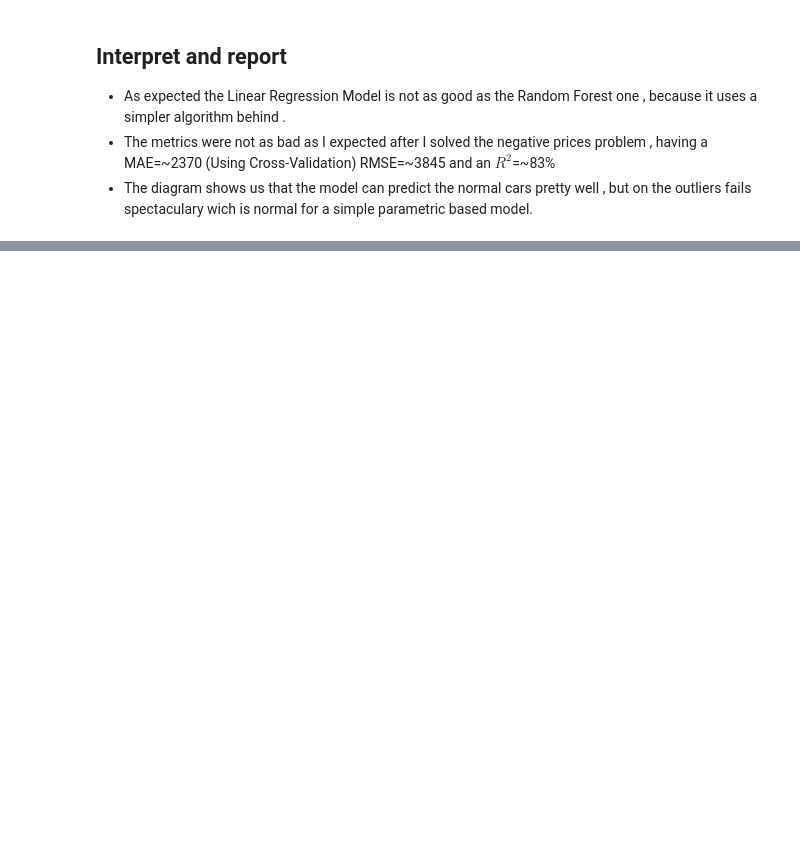
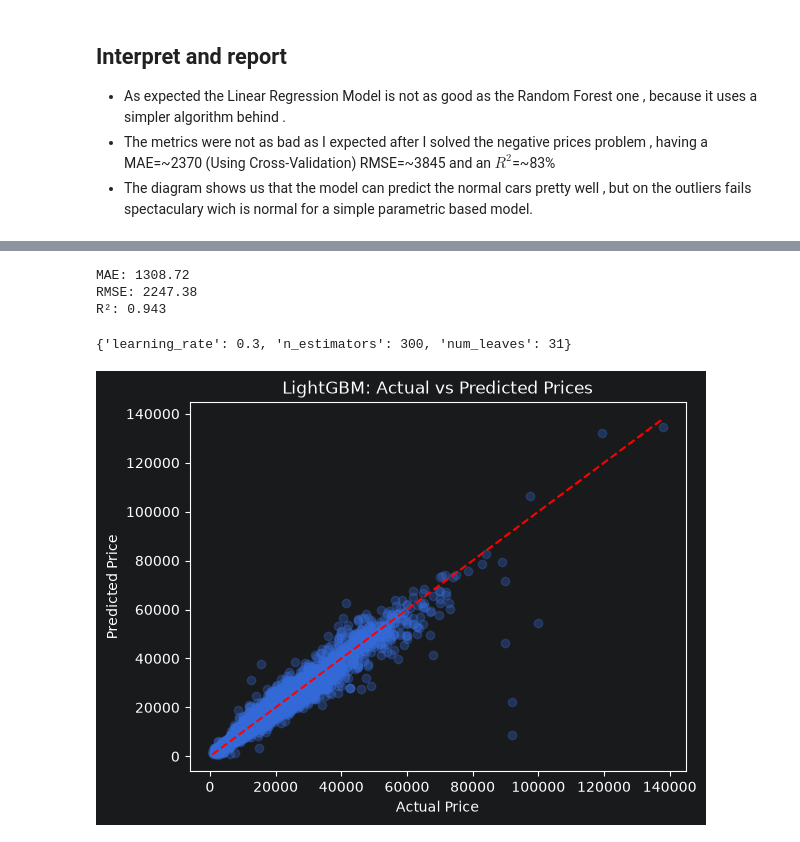
Before and after one commit to kovexison/Practica-AI, a Jupyter notebook: 01-ML-Regression/car_prices_regression.ipynb, the cells around one changed output, grey strips where cells are left out. Cells and saved outputs as stored; diff of their text form; code cells hidden in the pictures; blank space fills up the shorter version.

Commit message:
added a LightGBM example for car_prices

```diff
--- a/01-ML-Regression/car_prices_regression.ipynb
+++ b/01-ML-Regression/car_prices_regression.ipynb
@@ -1013,0 +1021,5 @@ MAE Cross-Validation: 2370.25
+# %%
+import lightgbm as lgb
+
+lgb_model=lgb.LGBMRegressor(n_estimators=40,learning_rate=0.1,n_jobs=-1,max_depth=5,random_state=42, num_leaves=15)
+lgb_model.fit(X_train, y_train)
@@ -1013,0 +1048,10 @@ MAE Cross-Validation: 2370.25
+# %%
+from sklearn.model_selection import GridSearchCV
+from lightgbm import LGBMRegressor
+lgb_model_GCV=LGBMRegressor(random_state=42)
+
+param_grid={'n_estimators':[100,200,300],'learning_rate':[0.1,0.2,0.3],'num_leaves':[10,20,31]}
+grid_search=GridSearchCV(estimator=lgb_model_GCV,param_grid=param_grid,cv=5,scoring='neg_mean_absolute_error',n_jobs=-1)
+
+grid_search.fit(X_train, y_train)
+best_lgb=grid_search.best_estimator_
@@ -1013,0 +1065,26 @@ MAE Cross-Validation: 2370.25
+# %%
+y_pred_opt = best_lgb.predict(X_test)
+mae = mean_absolute_error(y_test, y_pred_opt)
+rmse = np.sqrt(mean_squared_error(y_test, y_pred_opt))
+r2 = r2_score(y_test, y_pred_opt)
+
+print(f"MAE: {mae:.2f}")
+print(f"RMSE: {rmse:.2f}")
+print(f"R²: {r2:.3f}")
+# %% [output]
+MAE: 1308.72
+RMSE: 2247.38
+R²: 0.943
+# %%
+print(grid_search.best_params_)
+# %% [output]
+{'learning_rate': 0.3, 'n_estimators': 300, 'num_leaves': 31}
+# %%
+plt.scatter(y_test, y_pred_opt, alpha=0.3)
+plt.xlabel("Actual Price")
+plt.ylabel("Predicted Price")
+plt.title("LightGBM: Actual vs Predicted Prices")
+plt.plot([y_test.min(), y_test.max()], [y_test.min(), y_test.max()], 'r--')
+plt.show()
+# %% [output]
+[figure, added]
```
Also changed, not shown: parts of 16 cells of this notebook.
